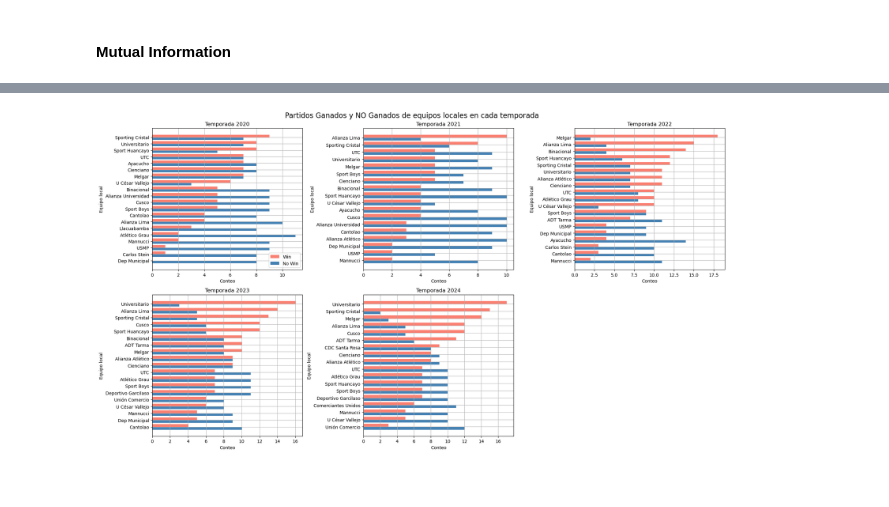
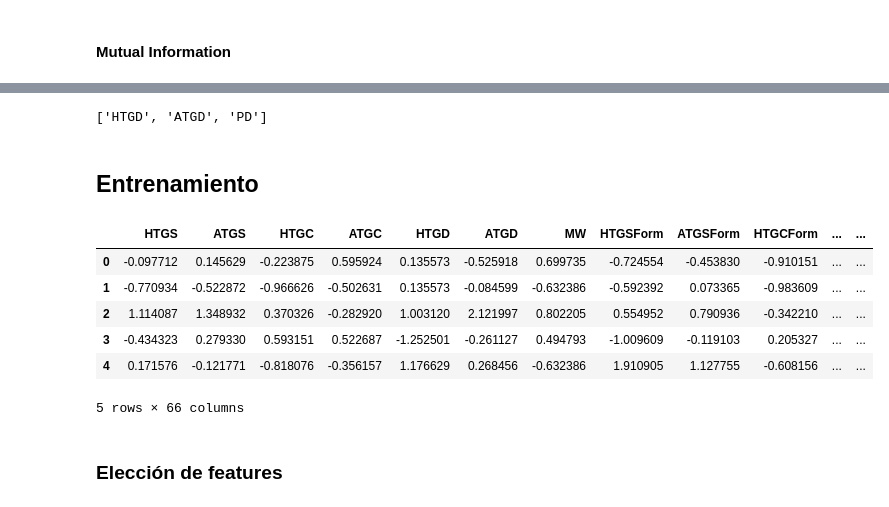
Before and after one commit to raulc03/match-prediction, a Jupyter notebook: Predict_match_winner.ipynb, the cells around one changed output, grey strips where cells are left out. Saved outputs shown, nothing was run; the diff lists cells and outputs as text; code cells hidden in the pictures; blank space fills up the shorter version.

```diff
--- a/Predict_match_winner.ipynb
+++ b/Predict_match_winner.ipynb
@@ -990,46 +999,0 @@ Es una gráfica interesante que refleja el impacto del COVID-19 en el campeonato
-# %%
-years = df['DateTime'].dt.year.unique()
-n = len(years)
-cols = 3 if n % 2 != 0 else 2
-rows = round(n / cols)
-
-fig, axs = plt.subplots(rows, cols, figsize=(20, 11))
-
-for i, year in enumerate(years):
-    df_by_year = (df
-                 .loc[df['DateTime'].dt.year == year]
-                 .groupby(['Home Team', 'Result'])
-                 .count()['GF']
-                 .unstack(level='Result')
-                 .fillna(0)
-                ).sort_values(by=1, ascending=True)
-    df_by_year.columns = ['No Win', 'Win']
-
-    teams = df_by_year.index.to_list()
-    positions = np.arange(len(teams))
-
-    ax = axs.flat[i]
-    offset = 0.2
-
-    ax.barh(positions + offset, df_by_year['Win'], label='Win', color='salmon', height=0.4)
-    ax.barh(positions - offset, df_by_year['No Win'], label='No Win', color='steelblue', height=0.4)
-
-    ax.set_title('Temporada ' + str(year))
-    ax.set_xlabel('Conteo')
-    ax.set_ylabel('Equipo local')
-
-    ax.set_yticks(positions)
-    ax.set_yticklabels(teams)
-    ax.grid()
-
-    if i == 0:
-        ax.legend()
-
-if n % 2 != 0:
-    fig.delaxes(axs.flat[n])
-
-fig.suptitle('Partidos Ganados y NO Ganados de equipos locales en cada temporada', fontsize=16)
-plt.tight_layout()
-plt.show()
-# %% [output]
-[figure, removed]
@@ -1040,0 +1000,30 @@ plt.show()
+# %%
+from sklearn.feature_selection import SelectKBest
+from functools import partial
+
+# Elección de los k mejores features en base al MI score
+score_func = partial(mutual_info_classif, discrete_features=discrete_features,
+                     random_state=68)
+
+selection = SelectKBest(score_func=score_func, k=3)
+
+selection.fit_transform(X_train[num_cols], y_train)
+
+select_columns = list(X_train.columns[selection.get_support(indices=True)])
+select_columns
+# %% [output]
+['HTGD', 'ATGD', 'PD']
+# %% [markdown]
+## Entrenamiento
+# %%
+X_train.head()
+# %% [output]
+|  | HTGS | ATGS | HTGC | ATGC | HTGD | ATGD | MW | HTGSForm | ATGSForm | HTGCForm | ... | ... |
+| 0 | -0.097712 | 0.145629 | -0.223875 | 0.595924 | 0.135573 | -0.525918 | 0.699735 | -0.724554 | -0.453830 | -0.910151 | ... | ... |
+| 1 | -0.770934 | -0.522872 | -0.966626 | -0.502631 | 0.135573 | -0.084599 | -0.632386 | -0.592392 | 0.073365 | -0.983609 | ... | ... |
+| 2 | 1.114087 | 1.348932 | 0.370326 | -0.282920 | 1.003120 | 2.121997 | 0.802205 | 0.554952 | 0.790936 | -0.342210 | ... | ... |
+| 3 | -0.434323 | 0.279330 | 0.593151 | 0.522687 | -1.252501 | -0.261127 | 0.494793 | -1.009609 | -0.119103 | 0.205327 | ... | ... |
+| 4 | 0.171576 | -0.121771 | -0.818076 | -0.356157 | 1.176629 | 0.268456 | -0.632386 | 1.910905 | 1.127755 | -0.608156 | ... | ... |
+5 rows × 66 columns
+# %% [markdown]
+### Elección de features
```
Also changed, not shown: parts of 69 cells of this notebook.
